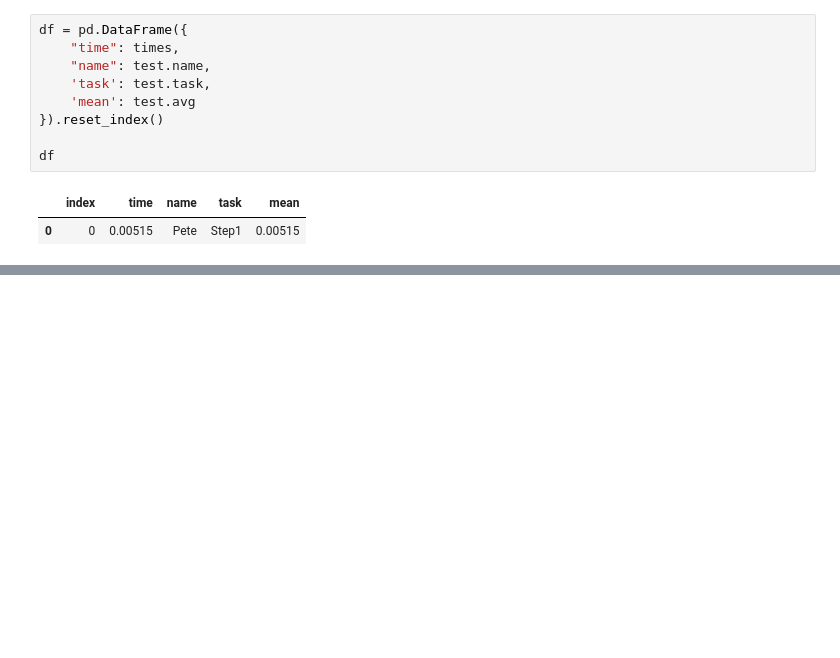
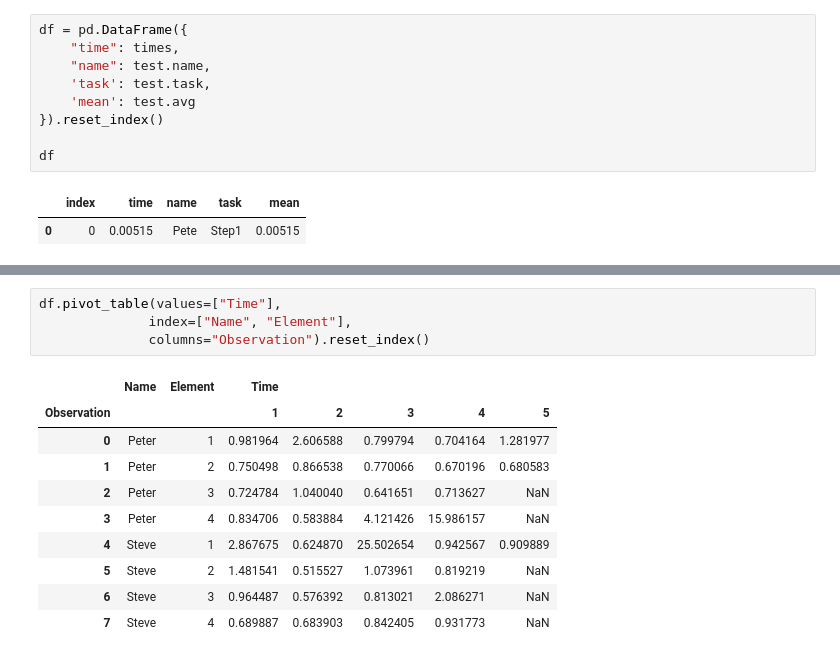
Before and after one commit to matthewconnell/time_study, a Jupyter notebook: time_study.ipynb, the cells around one changed output, grey strips where cells are left out. Cells and saved outputs as stored; diff of their text form; blank space fills up the shorter version.

```diff
--- a/time_study.ipynb
+++ b/time_study.ipynb
@@ -147,0 +148,15 @@ df
+# %%
+df.pivot_table(values=["Time"],
+              index=["Name", "Element"],
+              columns="Observation").reset_index()
+# %% [output]
+|  | Name | Element | Time |  |  |  |  |
+| Observation |  |  | 1 | 2 | 3 | 4 | 5 |
+| 0 | Peter | 1 | 0.981964 | 2.606588 | 0.799794 | 0.704164 | 1.281977 |
+| 1 | Peter | 2 | 0.750498 | 0.866538 | 0.770066 | 0.670196 | 0.680583 |
+| 2 | Peter | 3 | 0.724784 | 1.040040 | 0.641651 | 0.713627 | NaN |
+| 3 | Peter | 4 | 0.834706 | 0.583884 | 4.121426 | 15.986157 | NaN |
+| 4 | Steve | 1 | 2.867675 | 0.624870 | 25.502654 | 0.942567 | 0.909889 |
+| 5 | Steve | 2 | 1.481541 | 0.515527 | 1.073961 | 0.819219 | NaN |
+| 6 | Steve | 3 | 0.964487 | 0.576392 | 0.813021 | 2.086271 | NaN |
+| 7 | Steve | 4 | 0.689887 | 0.683903 | 0.842405 | 0.931773 | NaN |
```
Also changed, not shown: parts of 2 cells of this notebook, 3 other files.
